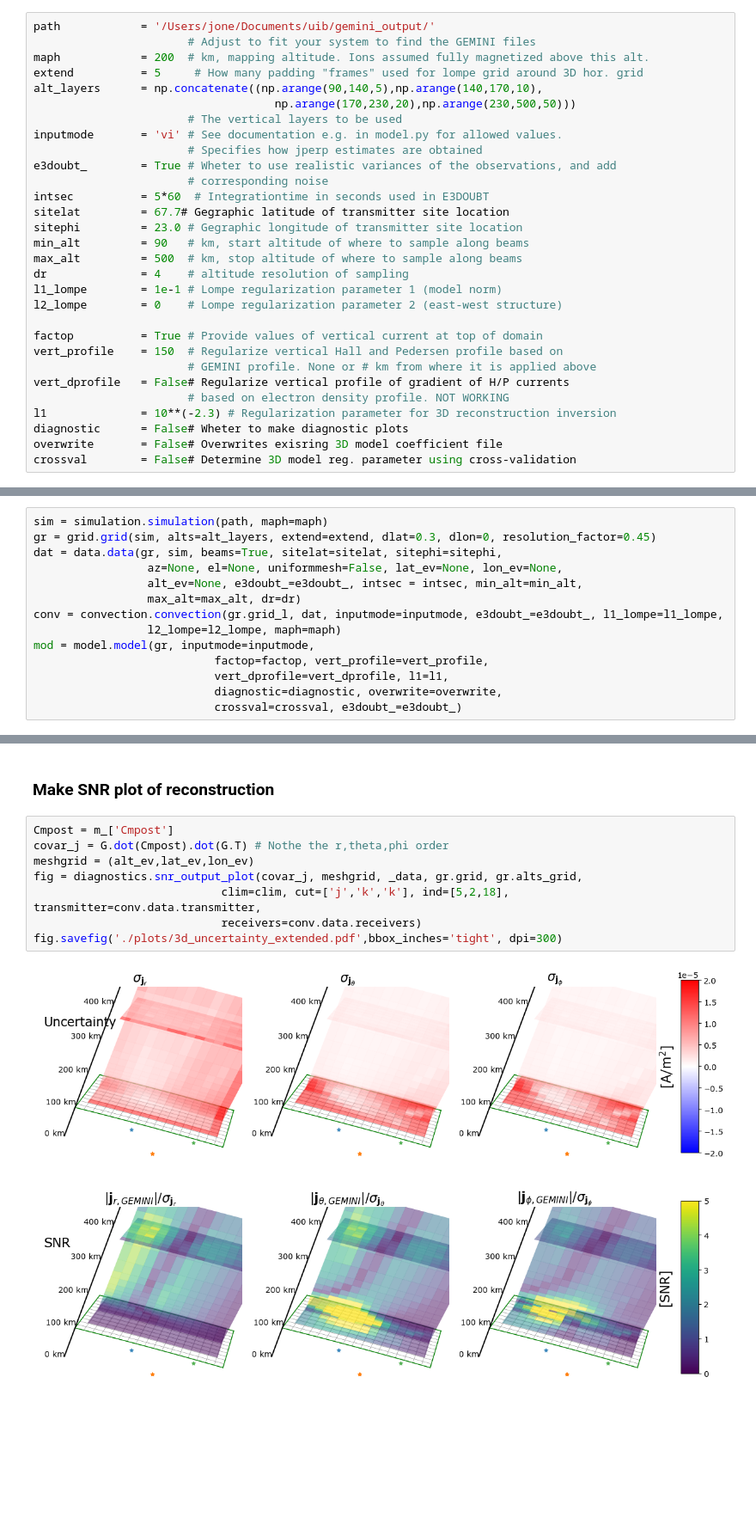
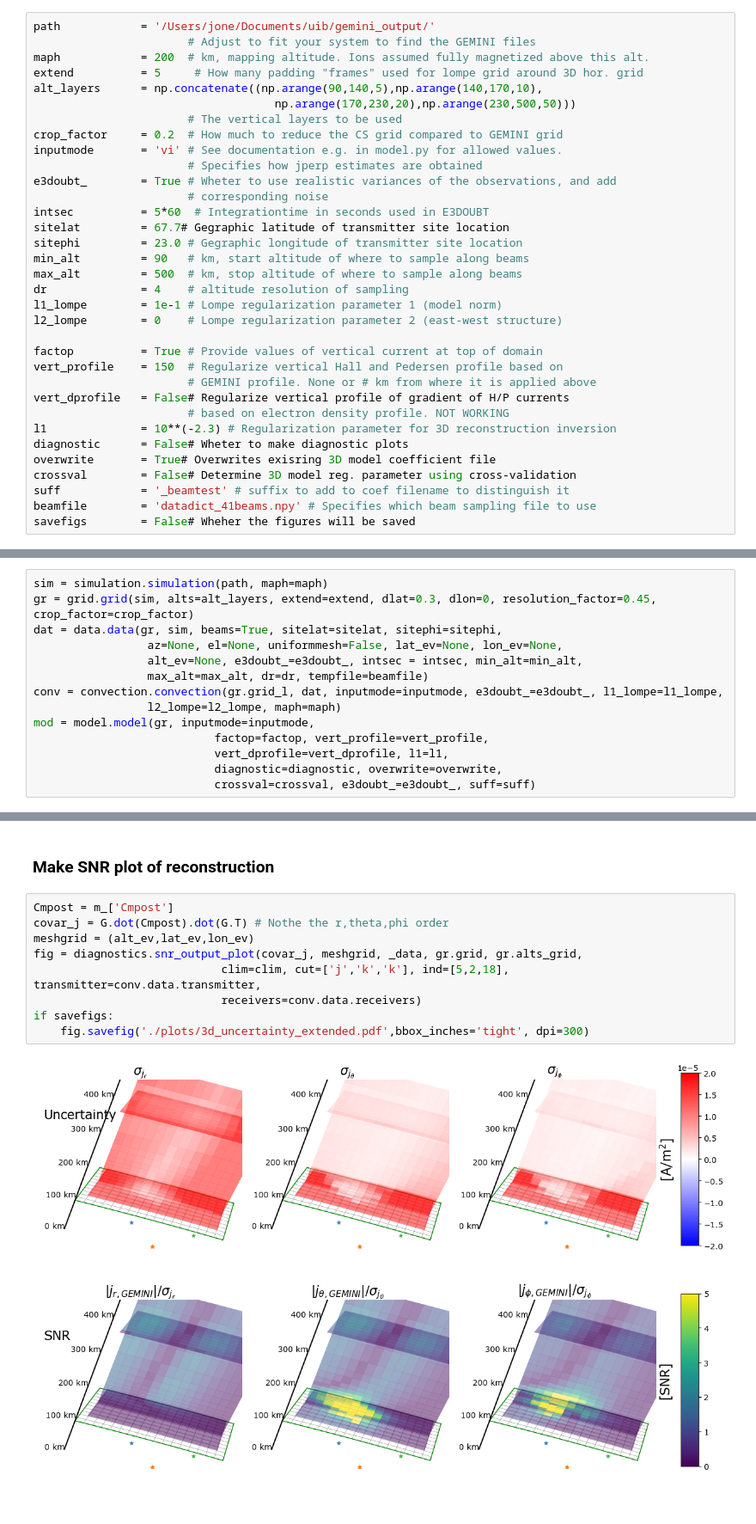
Before and after one commit to jpreistad/e3dsecs, a Jupyter notebook: paper/04_reconstruction_extended.ipynb, the cells around one changed output, grey strips where cells are left out. Shown at 86% size. Drawn from its saved outputs; the diff is of its cells as text; blank space fills up the shorter version.

```diff
--- a/paper/04_reconstruction_extended.ipynb
+++ b/paper/04_reconstruction_extended.ipynb
@@ -35,6 +33,7 @@ extend          = 5     # How many padding "frames" used for lompe grid around 3
 alt_layers      = np.concatenate((np.arange(90,140,5),np.arange(140,170,10),
                                     np.arange(170,230,20),np.arange(230,500,50)))
                        # The vertical layers to be used
+crop_factor     = 0.2  # How much to reduce the CS grid compared to GEMINI grid
 inputmode       = 'vi' # See documentation e.g. in model.py for allowed values.
                        # Specifies how jperp estimates are obtained
 e3doubt_        = True # Wheter to use realistic variances of the observations, and add
@@ -55,6 +54,9 @@ vert_dprofile   = False# Regularize vertical profile of gradient of H/P currents
                        # based on electron density profile. NOT WORKING
 l1              = 10**(-2.3) # Regularization parameter for 3D reconstruction inversion
 diagnostic      = False# Wheter to make diagnostic plots
-overwrite       = False# Overwrites exisring 3D model coefficient file
+overwrite       = True# Overwrites exisring 3D model coefficient file
 crossval        = False# Determine 3D model reg. parameter using cross-validation
+suff            = '_beamtest' # suffix to add to coef filename to distinguish it
+beamfile        = 'datadict_41beams.npy' # Specifies which beam sampling file to use
+savefigs        = False# Wheher the figures will be saved
 # %% [markdown]
@@ -62,17 +64,17 @@ Make object containing simulation data (sim), grid (gr), sampled data(dat), fitt
 # %%
 sim = simulation.simulation(path, maph=maph)
-gr = grid.grid(sim, alts=alt_layers, extend=extend, dlat=0.3, dlon=0, resolution_factor=0.45)
+gr = grid.grid(sim, alts=alt_layers, extend=extend, dlat=0.3, dlon=0, resolution_factor=0.45, crop_factor=crop_factor)
 dat = data.data(gr, sim, beams=True, sitelat=sitelat, sitephi=sitephi,
                  az=None, el=None, uniformmesh=False, lat_ev=None, lon_ev=None,
                  alt_ev=None, e3doubt_=e3doubt_, intsec = intsec, min_alt=min_alt,
-                 max_alt=max_alt, dr=dr)
+                 max_alt=max_alt, dr=dr, tempfile=beamfile)
 conv = convection.convection(gr.grid_l, dat, inputmode=inputmode, e3doubt_=e3doubt_, l1_lompe=l1_lompe,
                  l2_lompe=l2_lompe, maph=maph)
 mod = model.model(gr, inputmode=inputmode,
                            factop=factop, vert_profile=vert_profile,
                            vert_dprofile=vert_dprofile, l1=l1,
                            diagnostic=diagnostic, overwrite=overwrite,
-                           crossval=crossval, e3doubt_=e3doubt_)
+                           crossval=crossval, e3doubt_=e3doubt_, suff=suff)
 # %% [output]
 Using existing sampling file with estimated variances from E3DOUBT
 saving................. : ['model', 'data_locations', 'efield', 'convection', 'ground_mag', 'electric_current', 'space_mag_fac', 'space_mag_full', 'fac', 'hall', 'pedersen', 'secs_current']
@@ -163,10 +166,11 @@ diagnostics.model_amplitude_analysis(gr.grid, gr.alts_grid, m[cfdf*gr.K*gr.I*gr.
 # %%
 Cmpost = m_['Cmpost']
 covar_j = G.dot(Cmpost).dot(G.T) # Nothe the r,theta,phi order
 meshgrid = (alt_ev,lat_ev,lon_ev)
 fig = diagnostics.snr_output_plot(covar_j, meshgrid, _data, gr.grid, gr.alts_grid,
                             clim=clim, cut=['j','k','k'], ind=[5,2,18], transmitter=conv.data.transmitter,
                             receivers=conv.data.receivers)
-fig.savefig('./plots/3d_uncertainty_extended.pdf',bbox_inches='tight', dpi=300)
+if savefigs:
+    fig.savefig('./plots/3d_uncertainty_extended.pdf',bbox_inches='tight', dpi=300)
 # %% [output]
-[figure, old version]
+[figure, new version]
```
Also changed, not shown: parts of 9 cells of this notebook, 24 other files.
